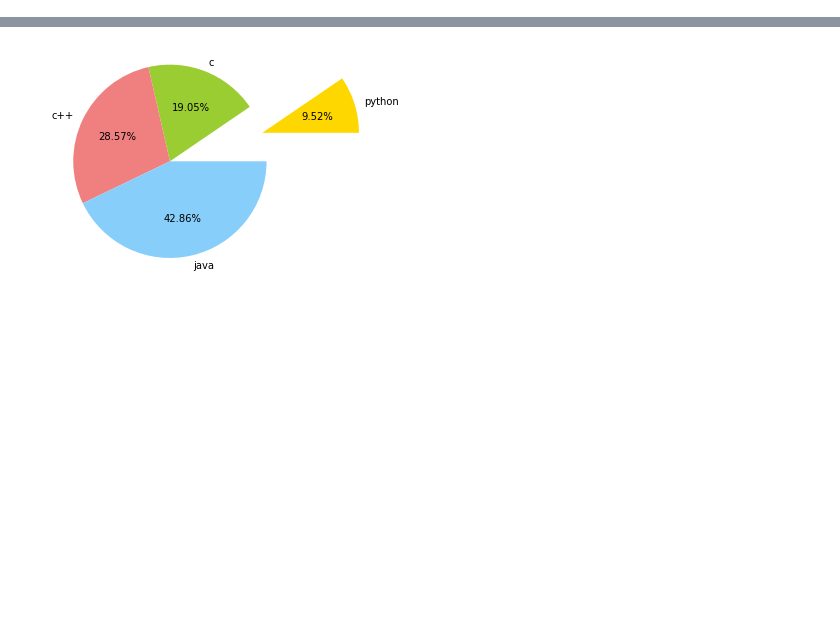
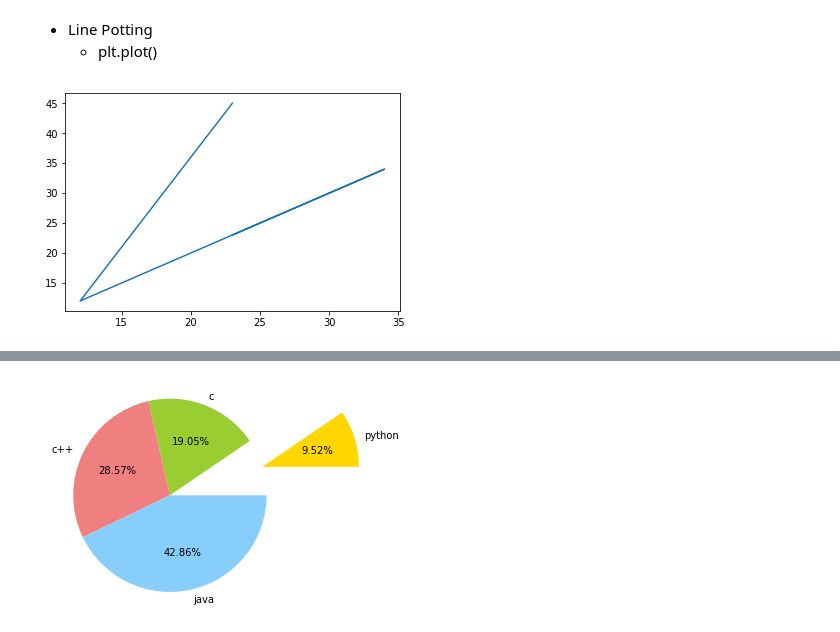
Before and after one commit to GAlekhya123/Python-FDP, a Jupyter notebook: mat&sea.ipynb, the cells around one changed output, grey strips where cells are left out. Saved outputs shown, nothing was run; the diff lists cells and outputs as text; code cells hidden in the pictures; blank space fills up the shorter version.

```diff
--- a/mat&sea.ipynb
+++ b/mat&sea.ipynb
@@ -20,0 +37,11 @@ plt.bar(sub, c2, bottom = c2, fill = False, hatch = '.', linestyle = '-.')
+# %% [markdown]
+- Line Potting
+    - plt.plot()
+# %%
+
+x = np.array([23,12,34,23])
+y = np.array([45,12,34,23])
+plt.plot(x,y)
+plt.show()
+# %% [output]
+[figure, added]
```
Also changed, not shown: parts of 92 cells of this notebook.
